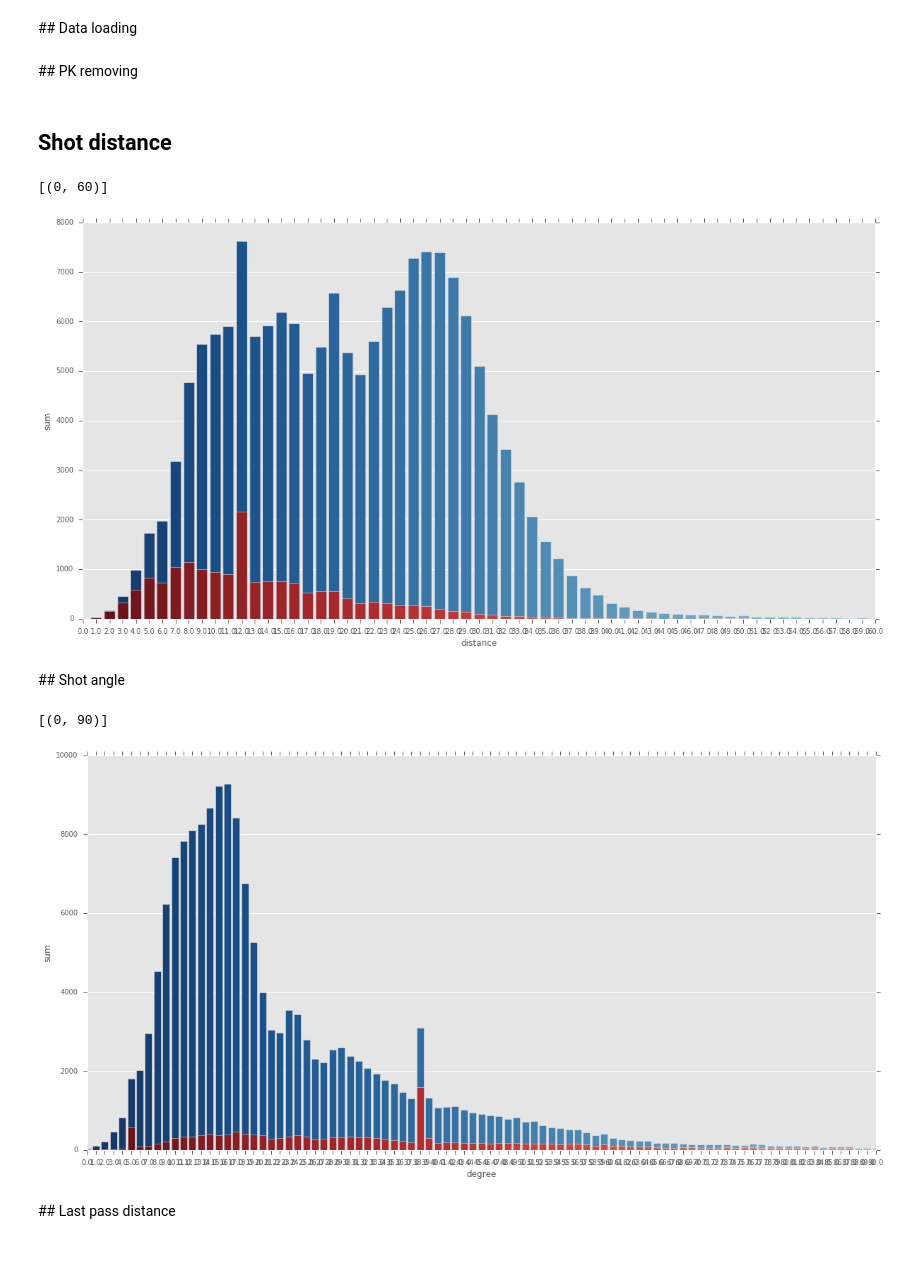
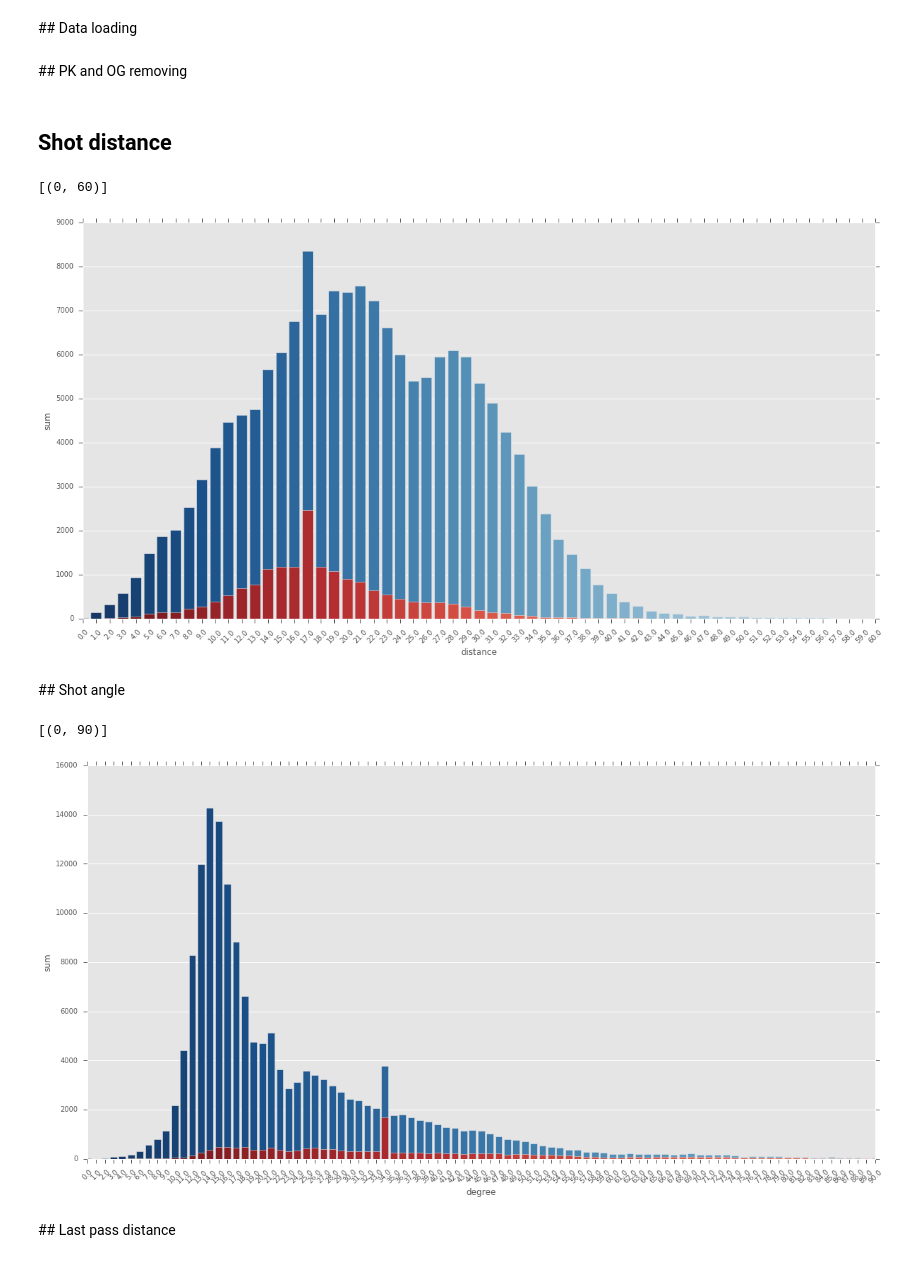
Before and after one commit to 10contre11/notebooks, a Jupyter notebook: xg_features_selection.ipynb, the cells around one changed output. Cells and saved outputs as stored; diff of their text form; code cells hidden in the pictures.

```diff
--- a/xg_features_selection.ipynb
+++ b/xg_features_selection.ipynb
@@ -30,21 +30,23 @@ for year in xrange(start, end, 1):
     data = pd.read_csv(data_folder+'/'+str(year)+'.csv')
     shots = pd.concat([shots, data])
 # %% [markdown]
-## PK removing
+## PK and OG removing
 # %%
 shots = shots[shots.event_type != 'penalty']
+shots = shots[shots.own_goal == False]
 # %% [markdown]
 ## Shot distance
 # %%
 nb_shots_by_distance = shots.groupby(shots['distance'].apply(lambda x: round(x, 0))).agg(['count', 'sum'])['goal']
 nb_shots_by_distance.reset_index(inplace=True)
 
 p = sns.barplot(x="distance", y="count", data=nb_shots_by_distance, palette=color1)
 p = sns.barplot(x="distance", y="sum", data=nb_shots_by_distance, palette=color2)
+p.set_xticklabels(labels = p.get_xticklabels(), rotation=45)
 p.set(xlim=(0, 60))
 # %% [output]
 [(0, 60)]
-[figure, old version]
+[figure, new version]
 # %% [markdown]
 ## Shot angle
 # %%
@@ -53,10 +55,11 @@ nb_shots_by_angle.reset_index(inplace=True)
 
 p = sns.barplot(x="degree", y="count", data=nb_shots_by_angle, palette=color1)
 p = sns.barplot(x="degree", y="sum", data=nb_shots_by_angle, palette=color2)
+p.set_xticklabels(labels = p.get_xticklabels(), rotation=45)
 p.set(xlim=(0, 90))
 # %% [output]
 [(0, 90)]
-[figure, old version]
+[figure, new version]
 # %% [markdown]
 ## Last pass distance
 # %%
```
Also changed, not shown: parts of 12 cells of this notebook.
